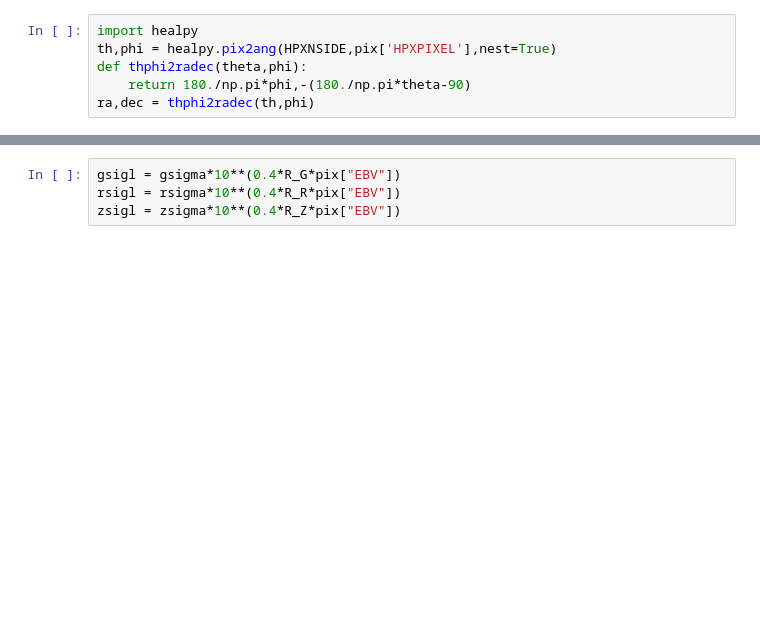
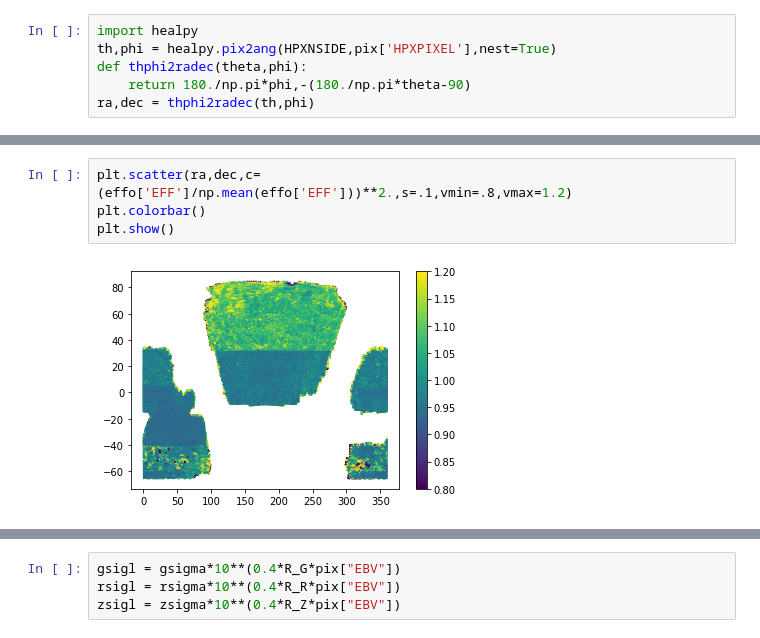
Before and after one commit to desihub/LSS, a Jupyter notebook: Sandbox/MCeff.ipynb, the cells around one changed output, grey strips where cells are left out. Cells and saved outputs as stored; diff of their text form; blank space fills up the shorter version.

```diff
--- a/Sandbox/MCeff.ipynb
+++ b/Sandbox/MCeff.ipynb
@@ -534 +595,7 @@ ra,dec = thphi2radec(th,phi)
+# %%
+plt.scatter(ra,dec,c=(effo['EFF']/np.mean(effo['EFF']))**2.,s=.1,vmin=.8,vmax=1.2)
+plt.colorbar()
+plt.show()
+# %% [output]
+[figure, added]
 # %%
```
Also changed, not shown: parts of 16 cells of this notebook.
